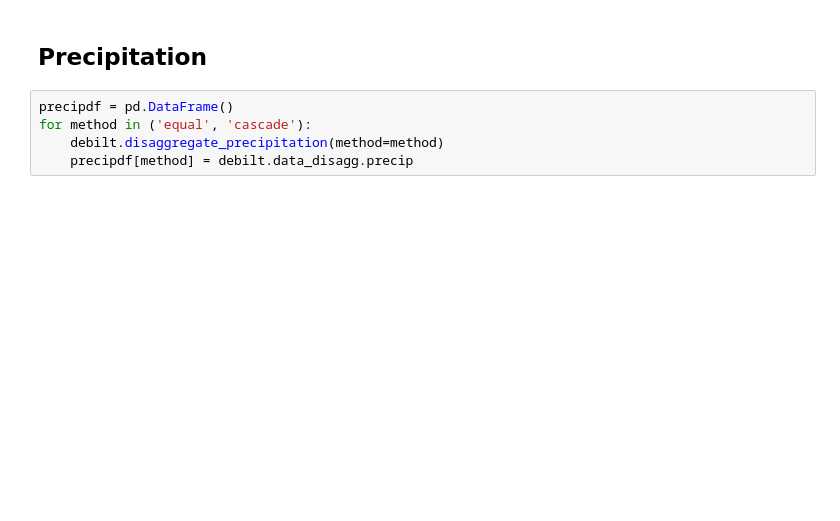
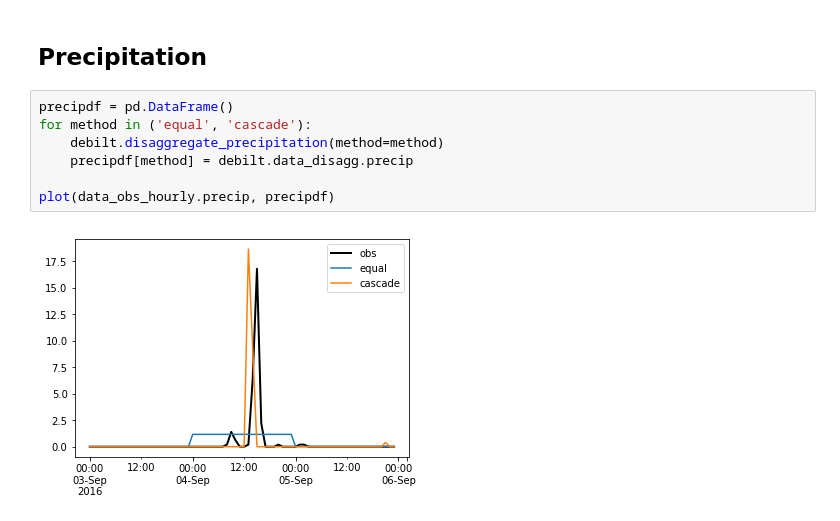
Before and after one commit to kristianfoerster/melodist, a Jupyter notebook: examples/examples.ipynb, the cells around one changed output. Saved outputs shown, nothing was run; the diff lists cells and outputs as text; blank space fills up the shorter version.

```diff
--- a/examples/examples.ipynb
+++ b/examples/examples.ipynb
@@ -180,5 +179,9 @@ print_stats(data_obs_hourly.wind, winddf)
 # %%
 precipdf = pd.DataFrame()
 for method in ('equal', 'cascade'):
     debilt.disaggregate_precipitation(method=method)
     precipdf[method] = debilt.data_disagg.precip
+
+plot(data_obs_hourly.precip, precipdf)
+# %% [output]
+[figure, added]
```
Also changed, not shown: parts of 12 cells of this notebook.
